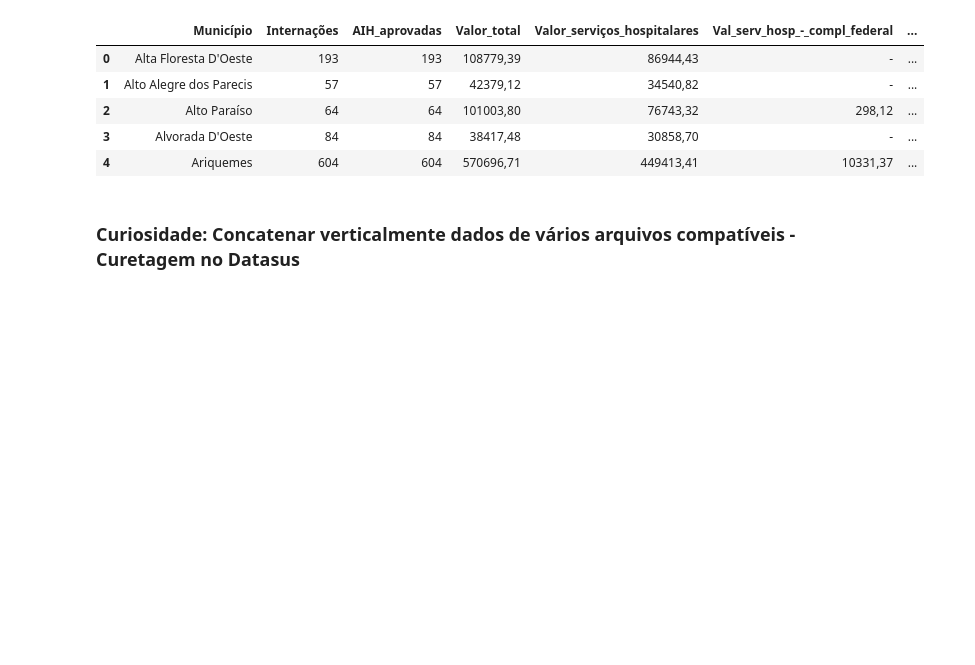
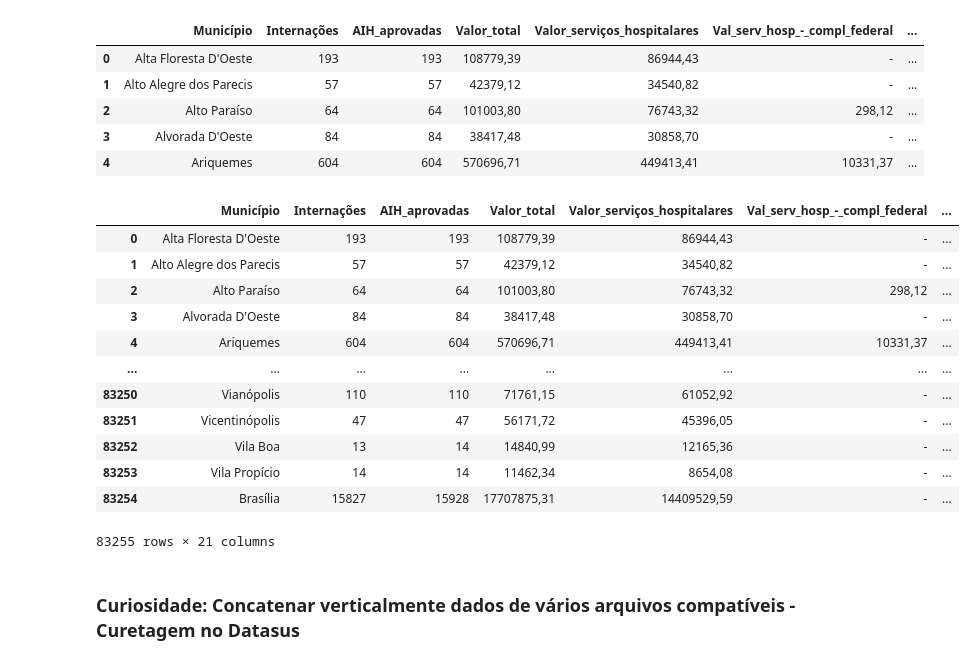
Before and after one commit to brunaguedes92/curso_ciencia_dados2021, a Jupyter notebook: notebook/Aula6/Aula6_Pandas_III.ipynb, the cells around one changed output. Drawn from its saved outputs; the diff is of its cells as text; code cells hidden in the pictures; blank space fills up the shorter version.

```diff
--- a/notebook/Aula6/Aula6_Pandas_III.ipynb
+++ b/notebook/Aula6/Aula6_Pandas_III.ipynb
@@ -244,7 +244,7 @@ def concat_morbidade(files_path):
         frame = pd.read_csv(file, encoding='iso8859-1', skiprows=3, sep=';', skipfooter=7, engine='python')
         frame['mes'] = mes
         frame['ano'] = ano
-        frame['mes_ano'] = datetime.date(year=int(ano), month=strptime(mes,'%b').tm_mon, day=1)
+        frame['mes_ano'] = datetime.date(year=int(ano.replace(';','')), month=strptime(mes,'%b').tm_mon, day=1)
         frame['cod_ibge6'] = frame['Município'].apply(lambda x: x.split(' ')[0])
         frame['Município'] = frame['Município'].apply(lambda x: ' '.join(x.split(' ')[1:]))
         pieces.append(frame)
@@ -294,6 +333,21 @@ result.head()
 # %%
 files_path="C:/Users/alex/PycharmProjects/curso_ciencia_dados2021/data/originais/morbidade/desagregado"
 df = concat_morbidade(files_path)
+df
+# %% [output]
+|  | Município | Internações | AIH_aprovadas | Valor_total | Valor_serviços_hospitalares | Val_serv_hosp_-_compl_federal | ... |
+| 0 | Alta Floresta D'Oeste | 193 | 193 | 108779,39 | 86944,43 | - | ... |
+| 1 | Alto Alegre dos Parecis | 57 | 57 | 42379,12 | 34540,82 | - | ... |
+| 2 | Alto Paraíso | 64 | 64 | 101003,80 | 76743,32 | 298,12 | ... |
+| 3 | Alvorada D'Oeste | 84 | 84 | 38417,48 | 30858,70 | - | ... |
+| 4 | Ariquemes | 604 | 604 | 570696,71 | 449413,41 | 10331,37 | ... |
+| ... | ... | ... | ... | ... | ... | ... | ... |
+| 83250 | Vianópolis | 110 | 110 | 71761,15 | 61052,92 | - | ... |
+| 83251 | Vicentinópolis | 47 | 47 | 56171,72 | 45396,05 | - | ... |
+| 83252 | Vila Boa | 13 | 14 | 14840,99 | 12165,36 | - | ... |
+| 83253 | Vila Propício | 14 | 14 | 11462,34 | 8654,08 | - | ... |
+| 83254 | Brasília | 15827 | 15928 | 17707875,31 | 14409529,59 | - | ... |
+83255 rows × 21 columns
 # %%
 df = df[['Município','Internações','AIH_aprovadas','Valor_total','Valor_serviços_hospitalares','Valor_médio_AIH','Valor_médio_intern','Dias_permanência','Média_permanência','Óbitos','Taxa_mortalidade','mes','ano','mes_ano','cod_ibge6']]
 # %%
```
Also changed, not shown: parts of 3 cells of this notebook.
